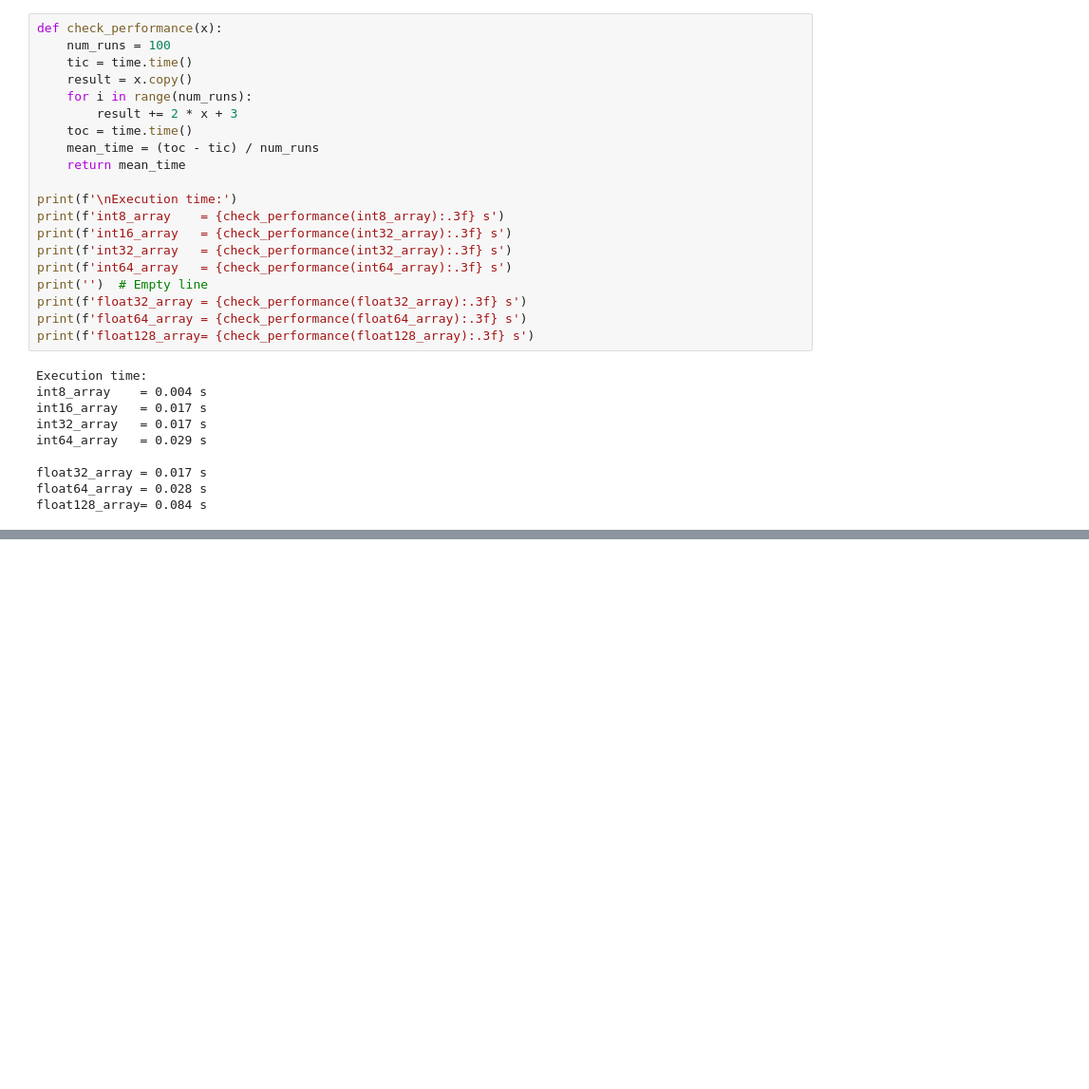
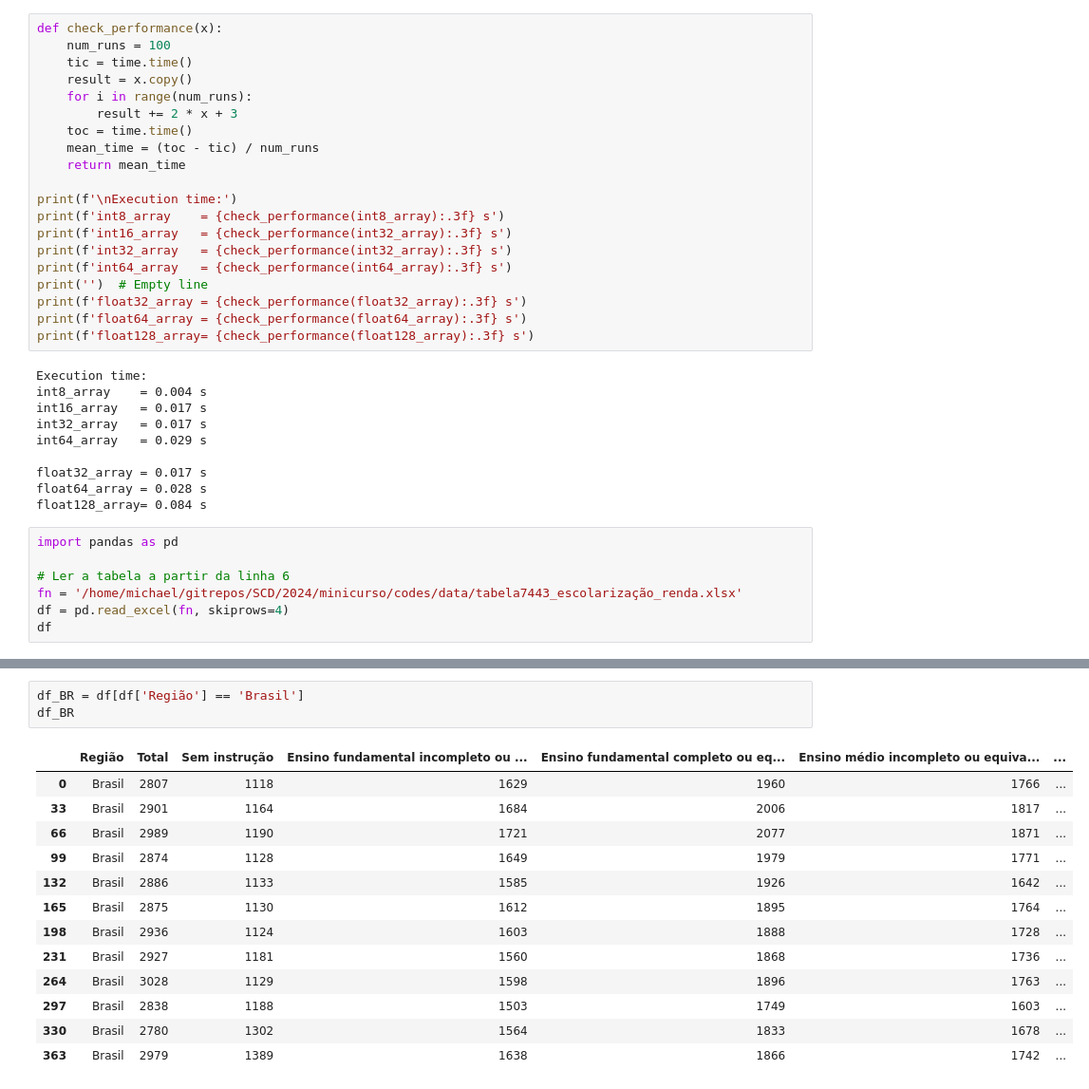
Before and after one commit to michaelsouza/SCD, a Jupyter notebook: 2024/minicurso/codes/code-examples.ipynb, the cells around one changed output, grey strips where cells are left out. Shown: that part at 95% size. Drawn from its saved outputs; the diff is of its cells as text; blank space fills up the shorter version.

```diff
--- a/2024/minicurso/codes/code-examples.ipynb
+++ b/2024/minicurso/codes/code-examples.ipynb
@@ -102,3 +102,10 @@ int64_array   = 0.029 s
 float32_array = 0.017 s
 float64_array = 0.028 s
 float128_array= 0.084 s
+# %%
+import pandas as pd
+
+# Ler a tabela a partir da linha 6
+fn = '/home/michael/gitrepos/SCD/2024/minicurso/codes/data/tabela7443_escolarização_renda.xlsx'
+df = pd.read_excel(fn, skiprows=4)
+df
@@ -104,0 +126,17 @@ float128_array= 0.084 s
+# %%
+df_BR = df[df['Região'] == 'Brasil']
+df_BR
+# %% [output]
+|  | Região | Total | Sem instrução | Ensino fundamental incompleto ou ... | Ensino fundamental completo ou eq... | Ensino médio incompleto ou equiva... | ... |
+| 0 | Brasil | 2807 | 1118 | 1629 | 1960 | 1766 | ... |
+| 33 | Brasil | 2901 | 1164 | 1684 | 2006 | 1817 | ... |
+| 66 | Brasil | 2989 | 1190 | 1721 | 2077 | 1871 | ... |
+| 99 | Brasil | 2874 | 1128 | 1649 | 1979 | 1771 | ... |
+| 132 | Brasil | 2886 | 1133 | 1585 | 1926 | 1642 | ... |
+| 165 | Brasil | 2875 | 1130 | 1612 | 1895 | 1764 | ... |
+| 198 | Brasil | 2936 | 1124 | 1603 | 1888 | 1728 | ... |
+| 231 | Brasil | 2927 | 1181 | 1560 | 1868 | 1736 | ... |
+| 264 | Brasil | 3028 | 1129 | 1598 | 1896 | 1763 | ... |
+| 297 | Brasil | 2838 | 1188 | 1503 | 1749 | 1603 | ... |
+| 330 | Brasil | 2780 | 1302 | 1564 | 1833 | 1678 | ... |
+| 363 | Brasil | 2979 | 1389 | 1638 | 1866 | 1742 | ... |
```
Also changed, not shown: parts of 4 cells of this notebook, 5 other files.
